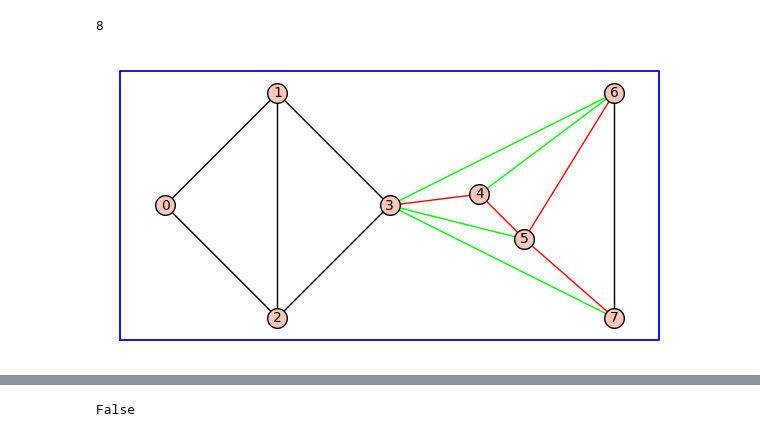
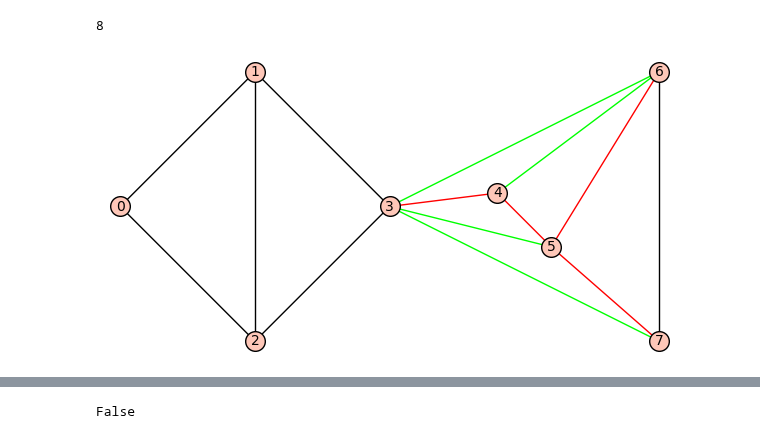
Before and after one commit to fk2601/kforest, a Jupyter notebook: kforest.ipynb, the cells around one changed output, grey strips where cells are left out. Drawn from its saved outputs; the diff is of its cells as text; code cells hidden in the pictures.

```diff
--- a/kforest.ipynb
+++ b/kforest.ipynb
@@ -278,14 +279,14 @@ p.show()
 # %%
 L = top_clump_dual(Is, start_graphic, c_graphic, start_dual, c_dual)
 print(len(L))
 res1 = set(map(lambda x: x[:2], graph.edges()))
 res2 = set(map(lambda x: x[:2], L))
 res = res1.difference(res2)
 r = map(lambda x: x + (-1,), list(res))
 ggg = Graph({})
 ggg.add_edges(r + L)
-p = ggg.plot(vertex_labels=True, graph_border=True, color_by_label={0:(1,0,0), 1:(0,1,0)}, pos=pos)
+p = ggg.plot(vertex_labels=True, color_by_label={0:(1,0,0), 1:(0,1,0)}, pos=pos)
 p.show()
 # %% [output]
 8
-[figure, old version]
+[figure, new version]
```
Also changed, not shown: parts of 4 cells of this notebook.
